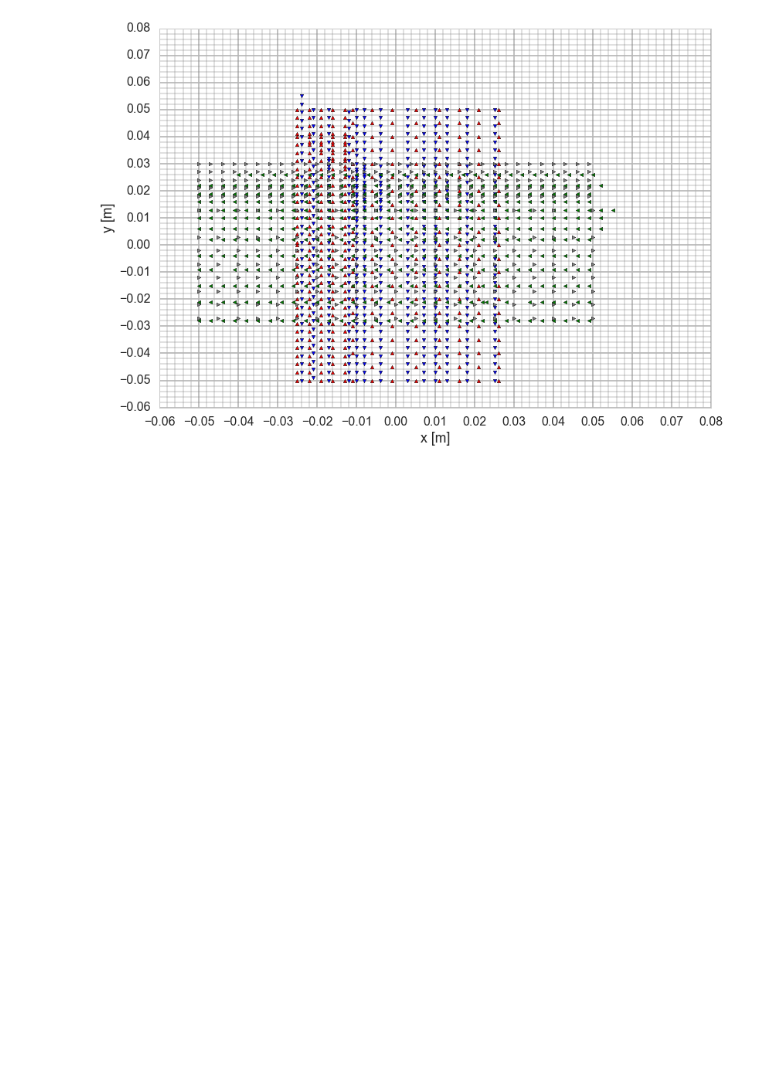
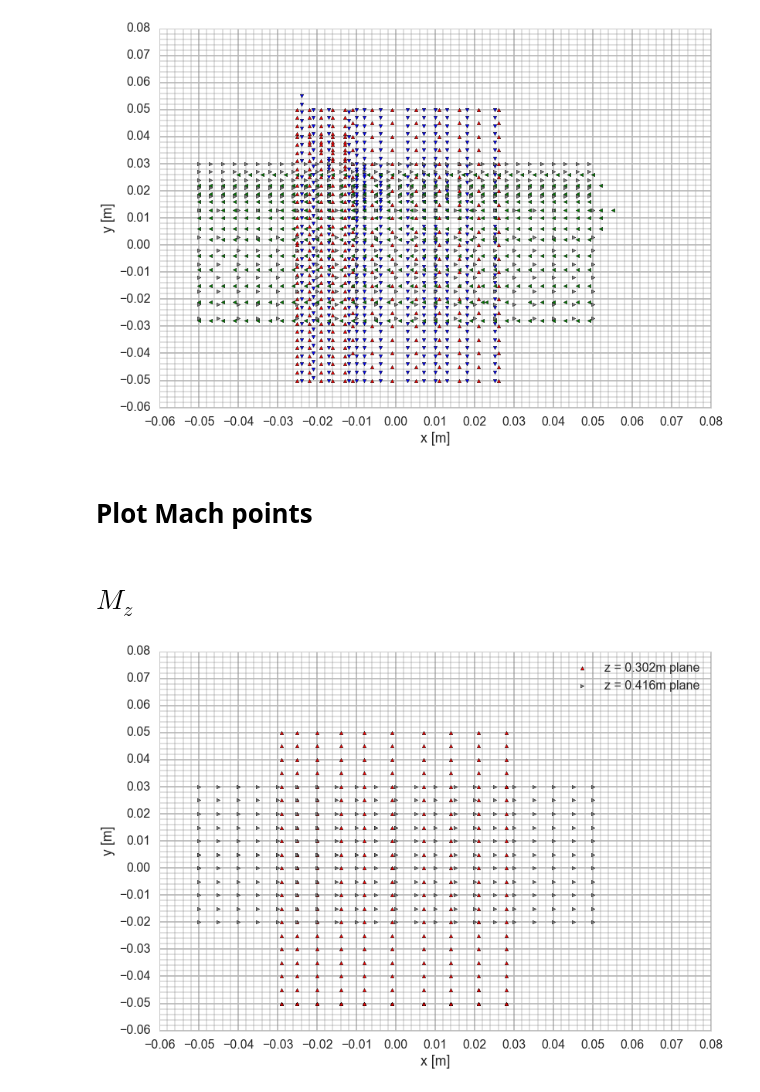
Before and after one commit to jensv/relative_canonical_helicity, a Jupyter notebook: plot_data_points.ipynb, the cells around one changed output. Saved outputs shown, nothing was run; the diff lists cells and outputs as text; code cells hidden in the pictures; blank space fills up the shorter version.

Commit message:
Add plots of mach probe measurement points.

```diff
--- a/plot_data_points.ipynb
+++ b/plot_data_points.ipynb
@@ -136,3 +159,5 @@ plt.grid(b=True, which='minor', color='grey', alpha=0.3)
 plt.show()
 # %% [output]
 [figure]
+# %% [markdown]
+# Plot Mach points
@@ -138,0 +234,20 @@ plt.show()
+# %% [markdown]
+# $M_z$
+# %%
+plt.scatter(mach_z_z0302_x,
+            mach_z_z0302_y, c='r', marker='^', label='z = 0.302m plane')
+plt.scatter(mach_z_z0416_x,
+            mach_z_z0416_y, c='grey', marker='>', label='z = 0.416m plane')
+plt.xlabel('x [m]')
+plt.ylabel('y [m]')
+plt.legend()
+plt.xticks(np.arange(-0.06, 0.08, 0.01))
+plt.yticks(np.arange(-0.06, 0.08, 0.01))
+axes = plt.gca()
+minorLocator = MultipleLocator(0.002)
+axes.xaxis.set_minor_locator(minorLocator)
+axes.yaxis.set_minor_locator(minorLocator)
+plt.grid(b=True, which='minor', color='grey', alpha=0.3)
+plt.show()
+# %% [output]
+[figure, added]
```
Also changed, not shown: parts of 11 cells of this notebook.
